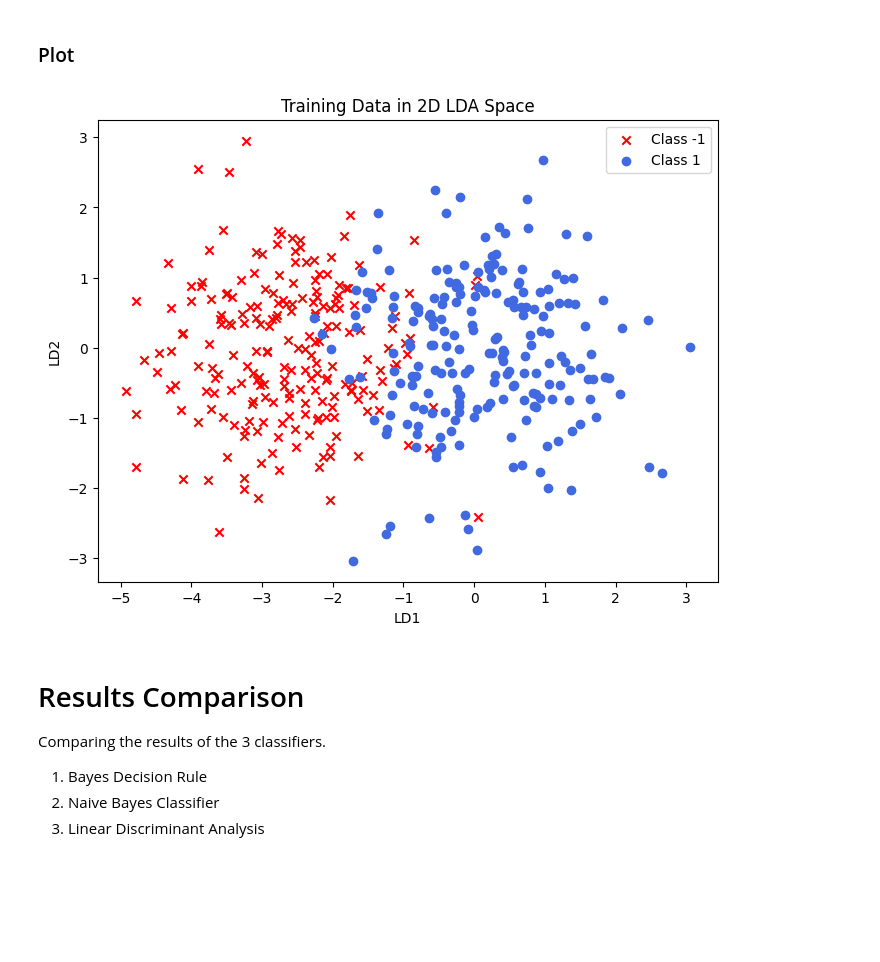
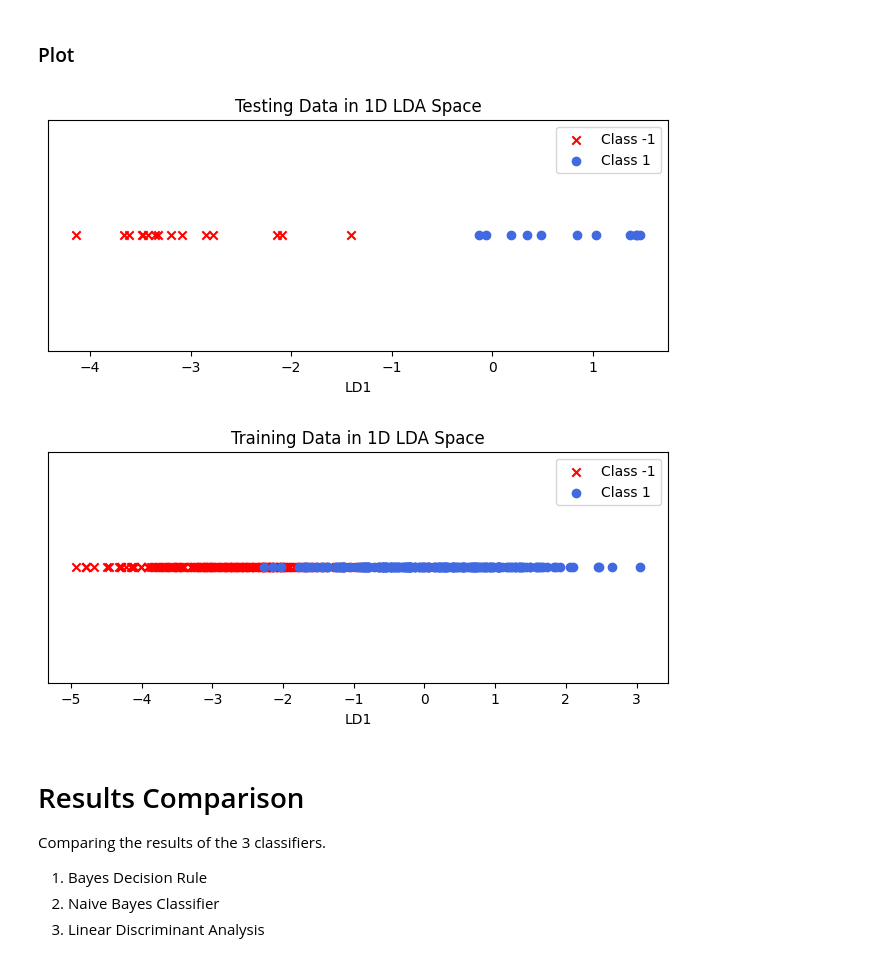
Before and after one commit to Kexueyi/EE6227-ML, a Jupyter notebook: Assignment-1-classifiers/poc_classifier.ipynb, the cells around one changed output. Cells and saved outputs as stored; diff of their text form; code cells hidden in the pictures; blank space fills up the shorter version.

```diff
--- a/Assignment-1- classifiers/poc_classifier.ipynb
+++ b/Assignment-1-classifiers/poc_classifier.ipynb
@@ -259,6 +259,8 @@ y_pred
 | 23 | 1 |
 | 24 | 1 |
 | 25 | 1 |
+# %%
+test_stats = df_test.groupby(y_pred['Predicted Label']).agg(['mean', 'std'])
 # %%
 # Save results
 y_pred.to_csv('./results/naive_bayes_predic.csv', index=False)
@@ -550,22 +613,69 @@ savemat('./results/LDA_predic.mat', X_test_label_lda_dict)
 # %% [markdown]
 ### Plot
+# %%
+# # 将列表转换为 NumPy 数组
+# X_test_lda = np.array(X_test_lda)
+# X_test_label_lda = np.array(X_test_label_lda)
+
+# # 绘制散点图
+# plt.figure(figsize=(8, 6))
+# for label, marker, color in zip([-1, 1], ['x', 'o'], ['red', 'royalblue']):
+#     plt.scatter(X_test_lda[X_test_label_lda==label], X_test_lda[X_test_label_lda==label],
+#                 c=color, label=f'Class {label}', marker=marker)
+
+# plt.title('Testing Data in 2D LDA Space')
+# plt.xlabel('LD1')
+# plt.ylabel('LD2')
+# plt.legend(loc='best')
+# plt.show()
+
+# 将列表转换为 NumPy 数组
+X_test_lda = np.array(X_test_lda)
+X_test_label_lda = np.array(X_test_label_lda)
+
+# 绘制散点图
+plt.figure(figsize=(8, 3))
+for label, marker, color in zip([-1, 1], ['x', 'o'], ['red', 'royalblue']):
+    plt.scatter(X_test_lda[X_test_label_lda==label], [0]*len(X_test_lda[X_test_label_lda==label]),
+                c=color, label=f'Class {label}', marker=marker)
+
+plt.title('Testing Data in 1D LDA Space')
+plt.xlabel('LD1')
+plt.yticks([])  # 隐藏y轴
+plt.legend(loc='best')
+plt.show()
+# %% [output]
+[figure, added]
 # %%
-import numpy as np
-import matplotlib.pyplot as plt
+# import numpy as np
+# import matplotlib.pyplot as plt
+
+# # 绘制散点图
+# plt.figure(figsize=(8, 6))
+# for label, marker, color in zip([-1, 1], ['x', 'o'], ['red', 'royalblue']):
+#     plt.scatter(X_train_lda[y_train==label, 0], X_train_lda[y_train==label, 1],
+#                 c=color, label=f'Class {label}', marker=marker)
+
+# plt.title('Training Data in 2D LDA Space')
+# plt.xlabel('LD1')
+# plt.ylabel('LD2')
+# plt.legend(loc='best')
+# plt.show()
+
 
 # 绘制散点图
-plt.figure(figsize=(8, 6))
+plt.figure(figsize=(8, 3))
 for label, marker, color in zip([-1, 1], ['x', 'o'], ['red', 'royalblue']):
-    plt.scatter(X_train_lda[y_train==label, 0], X_train_lda[y_train==label, 1],
+    plt.scatter(X_train_lda[y_train==label, 0], [0]*len(X_train_lda[y_train==label]),
                 c=color, label=f'Class {label}', marker=marker)
 
-plt.title('Training Data in 2D LDA Space')
+plt.title('Training Data in 1D LDA Space')
 plt.xlabel('LD1')
-plt.ylabel('LD2')
+plt.yticks([])  # 隐藏y轴
 plt.legend(loc='best')
 plt.show()
 # %% [output]
-[figure, old version]
+[figure, new version]
 # %% [markdown]
 # Results Comparison
 Comparing the results of the 3 classifiers.
```
Also changed, not shown: parts of 6 cells of this notebook, 37 other files.
